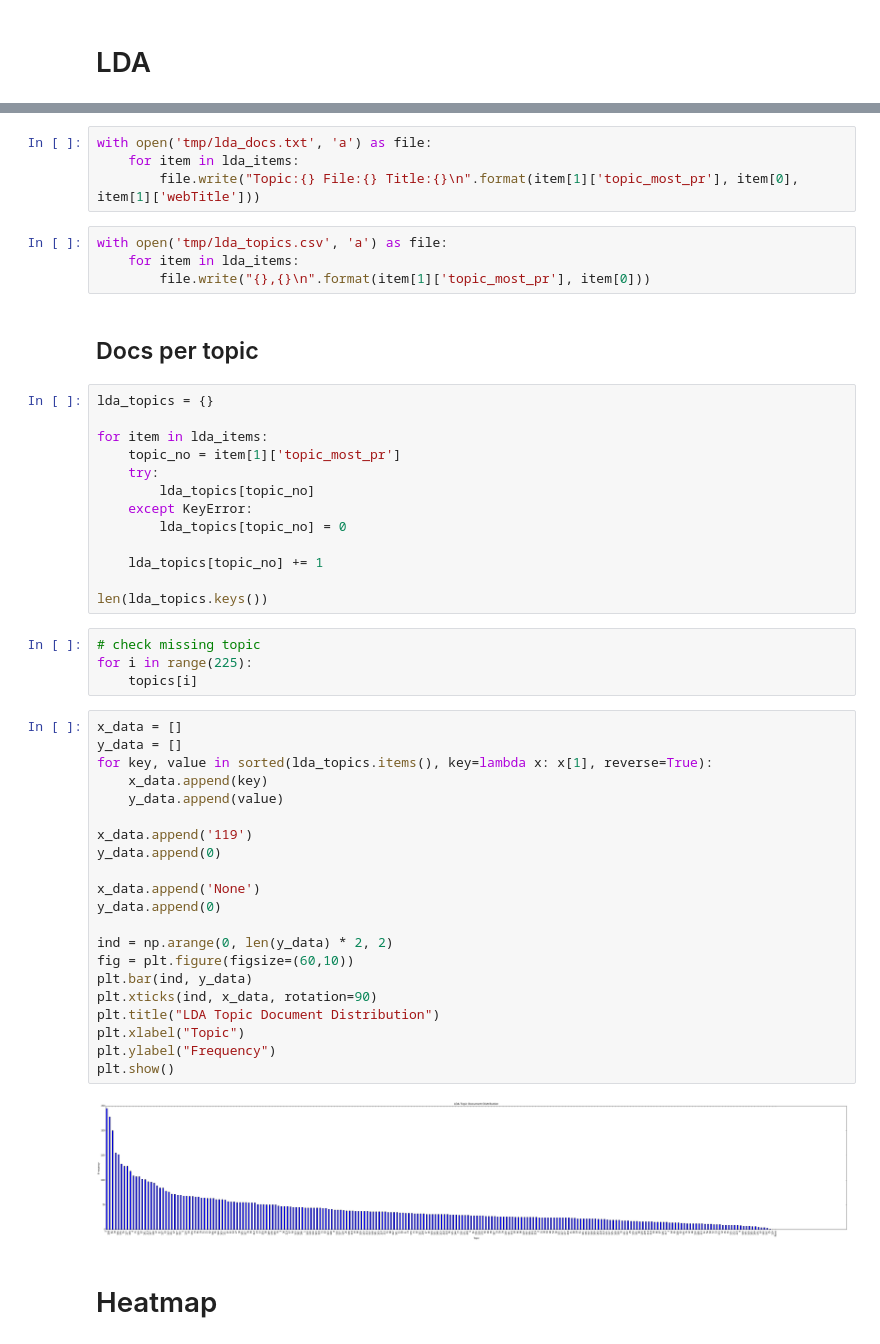
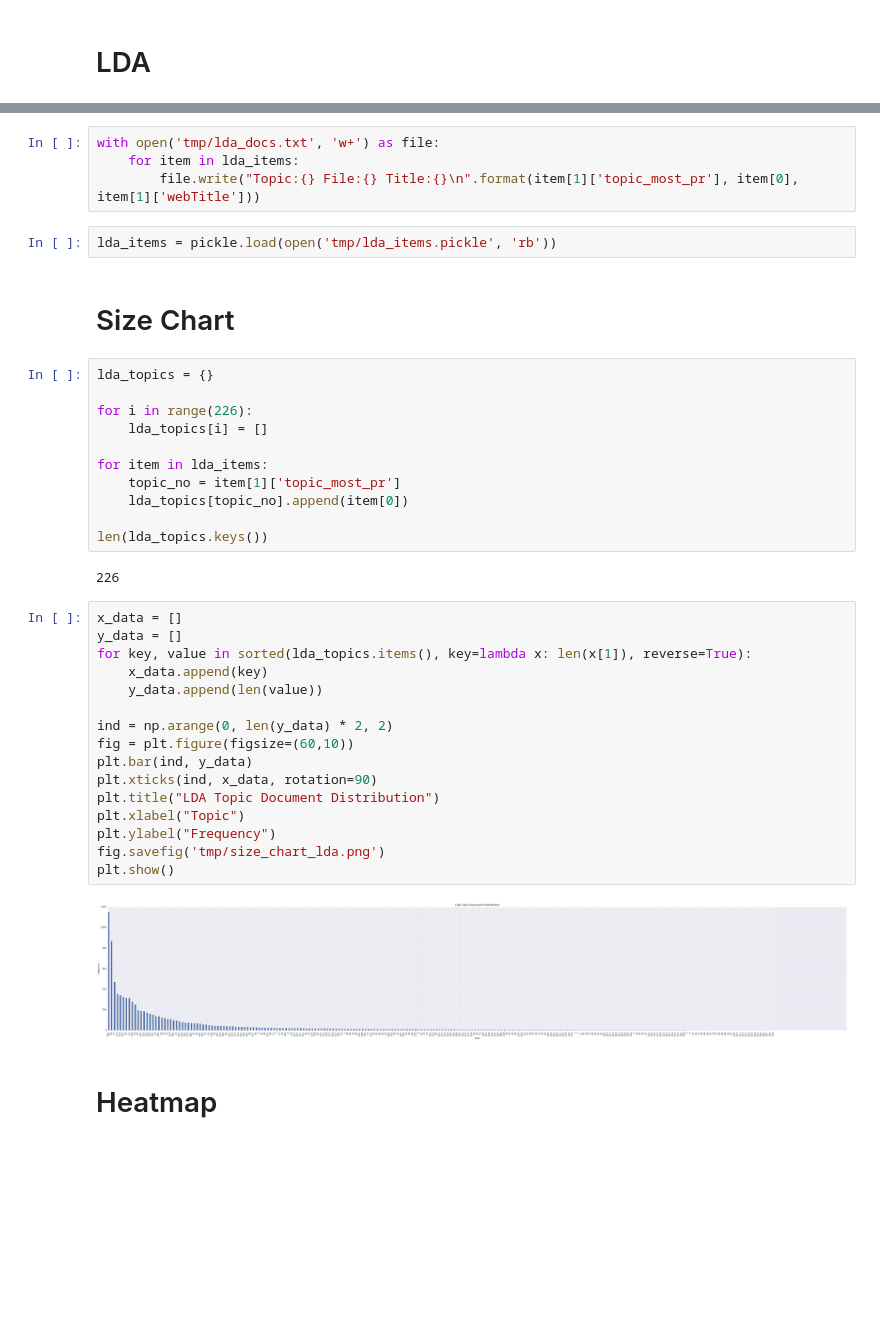
Before and after one commit to patorn/ucl_topic_structure_network_analysis, a Jupyter notebook: network.ipynb, the cells around one changed output, grey strips where cells are left out. Saved outputs shown, nothing was run; the diff lists cells and outputs as text; blank space fills up the shorter version.

```diff
--- a/network.ipynb
+++ b/network.ipynb
@@ -267,53 +308,42 @@ lda_items = sorted(docs.items(), key=lambda x: x[1]['topic_most_pr'])
 # %%
-with open('tmp/lda_docs.txt', 'a') as file:
+with open('tmp/lda_docs.txt', 'w+') as file:
     for item in lda_items:
         file.write("Topic:{} File:{} Title:{}\n".format(item[1]['topic_most_pr'], item[0], item[1]['webTitle']))
-# %%
-with open('tmp/lda_topics.csv', 'a') as file:
-    for item in lda_items:
-        file.write("{},{}\n".format(item[1]['topic_most_pr'], item[0]))
-# %% [markdown]
-## Docs per topic
+# %%
+lda_items = pickle.load(open('tmp/lda_items.pickle', 'rb'))
+# %% [markdown]
+# Size Chart
 # %%
 lda_topics = {}
 
+for i in range(226):
+    lda_topics[i] = []
+
 for item in lda_items:
     topic_no = item[1]['topic_most_pr']
-    try:
-        lda_topics[topic_no]
-    except KeyError:
-        lda_topics[topic_no] = 0
-
-    lda_topics[topic_no] += 1
+    lda_topics[topic_no].append(item[0])
 
 len(lda_topics.keys())
+# %% [output]
+226
-# %%
-# check missing topic
-for i in range(225):
-    topics[i]
 # %%
 x_data = []
 y_data = []
-for key, value in sorted(lda_topics.items(), key=lambda x: x[1], reverse=True):
+for key, value in sorted(lda_topics.items(), key=lambda x: len(x[1]), reverse=True):
     x_data.append(key)
-    y_data.append(value)
-
-x_data.append('119')
-y_data.append(0)
-
-x_data.append('None')
-y_data.append(0)
+    y_data.append(len(value))
 
 ind = np.arange(0, len(y_data) * 2, 2)
 fig = plt.figure(figsize=(60,10))
 plt.bar(ind, y_data)
 plt.xticks(ind, x_data, rotation=90)
 plt.title("LDA Topic Document Distribution")
 plt.xlabel("Topic")
 plt.ylabel("Frequency")
+fig.savefig('tmp/size_chart_lda.png')
 plt.show()
 # %% [output]
-[figure, old version]
+[figure, new version]
 # %% [markdown]
 # Heatmap
 # %%
```
Also changed, not shown: parts of 68 cells of this notebook.
